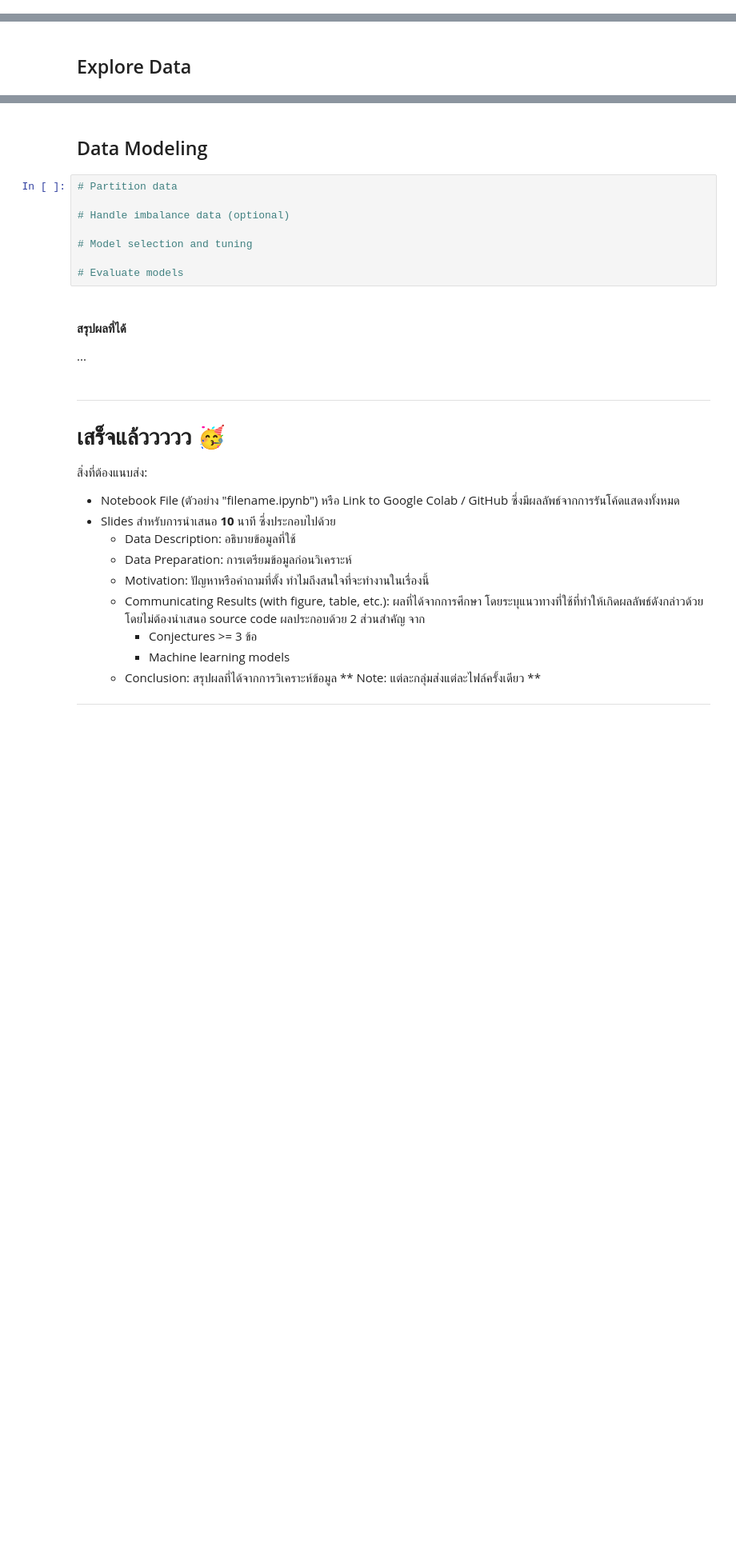
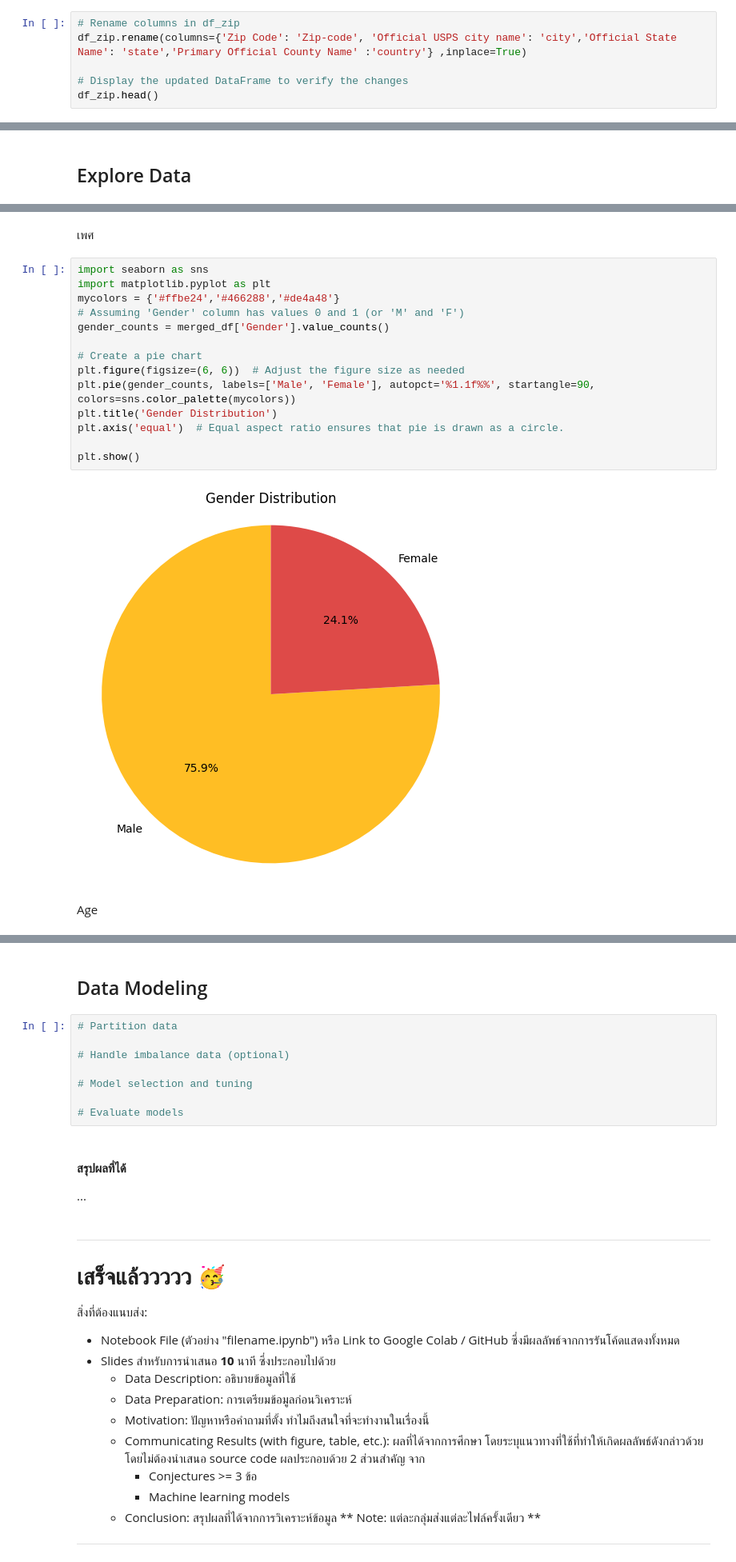
Before and after one commit to woraphonp-038-5/Project-Big-Data, a Jupyter notebook: ThaiBaan_Data_Analytics_and_Modeling.ipynb, the cells around one changed output, grey strips where cells are left out. Shown at 80% size. Cells and saved outputs as stored; diff of their text form; blank space fills up the shorter version.

```diff
--- a/ThaiBaan_Data_Analytics_and_Modeling.ipynb
+++ b/ThaiBaan_Data_Analytics_and_Modeling.ipynb
@@ -401,0 +254,6 @@ dtype: int64
+# %%
+# Rename columns in df_zip
+df_zip.rename(columns={'Zip Code': 'Zip-code', 'Official USPS city name': 'city','Official State Name': 'state','Primary Official County Name' :'country'} ,inplace=True)
+
+# Display the updated DataFrame to verify the changes
+df_zip.head()
@@ -782,0 +379,20 @@ display(common_movies[['Title_female', 'count_female', 'count_male']])
+# %% [markdown]
+เพศ
+# %%
+import seaborn as sns
+import matplotlib.pyplot as plt
+mycolors = {'#ffbe24','#466288','#de4a48'}
+# Assuming 'Gender' column has values 0 and 1 (or 'M' and 'F')
+gender_counts = merged_df['Gender'].value_counts()
+
+# Create a pie chart
+plt.figure(figsize=(6, 6))  # Adjust the figure size as needed
+plt.pie(gender_counts, labels=['Male', 'Female'], autopct='%1.1f%%', startangle=90, colors=sns.color_palette(mycolors))
+plt.title('Gender Distribution')
+plt.axis('equal')  # Equal aspect ratio ensures that pie is drawn as a circle.
+
+plt.show()
+# %% [output]
+[figure, added]
+# %% [markdown]
+Age
```
Also changed, not shown: parts of 62 cells of this notebook.
